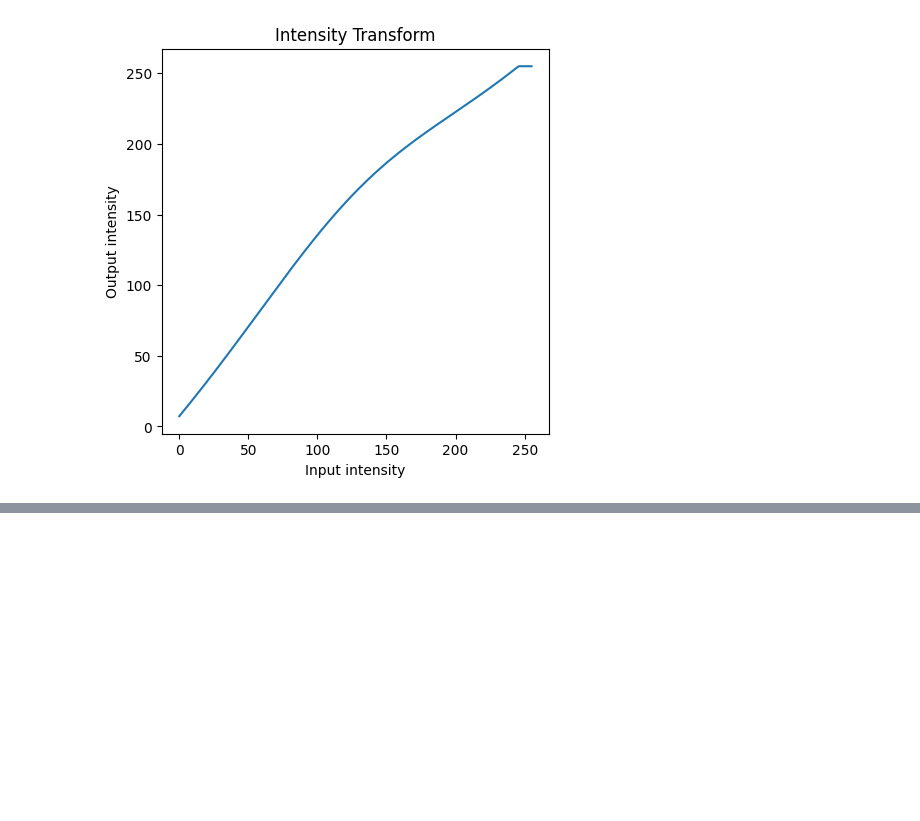
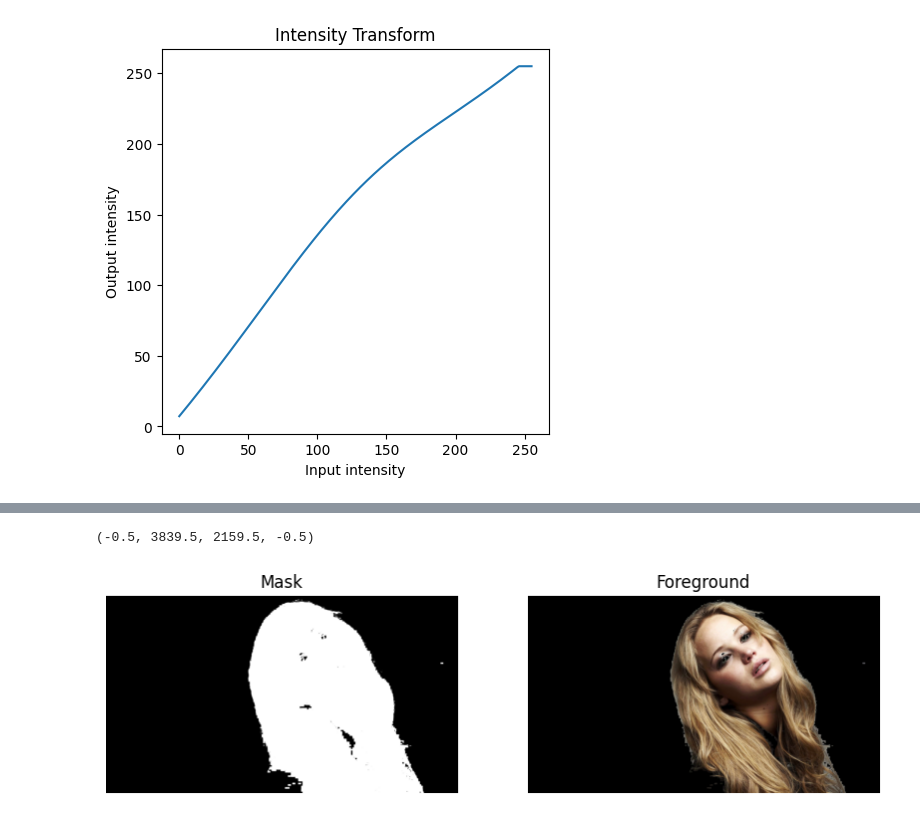
Before and after one commit to Anuki16/EN3160-assignment1, a Jupyter notebook: assignment1.ipynb, the cells around one changed output, grey strips where cells are left out. Drawn from its saved outputs; the diff is of its cells as text; code cells hidden in the pictures; blank space fills up the shorter version.

```diff
--- a/assignment1.ipynb
+++ b/assignment1.ipynb
@@ -232,0 +235,22 @@ array([    0,     0,     0,     0,     0,     0,     0,     0,     0,
+# %%
+# Saturation plane can be used to extract the foreground
+sat_plane = img6_hsv[:, :, 1]
+threshold = 12
+mask = (sat_plane > threshold).astype(np.uint8) * 255
+mask_3d = np.repeat(mask[:, :, None], 3, axis=2)
+
+foreground_hsv = np.bitwise_and(img6_hsv, mask_3d)
+foreground_rgb = cv.cvtColor(foreground_hsv, cv.COLOR_HSV2RGB)
+
+plt.figure(figsize = (10, 10))
+plt.subplot(121)
+plt.imshow(mask_3d)
+plt.title('Mask')
+plt.axis('off')
+plt.subplot(122)
+plt.imshow(foreground_rgb)
+plt.title('Foreground')
+plt.axis('off')
+# %% [output]
+(-0.5, 3839.5, 2159.5, -0.5)
+[figure, added]
```
Also changed, not shown: parts of 11 cells of this notebook.
